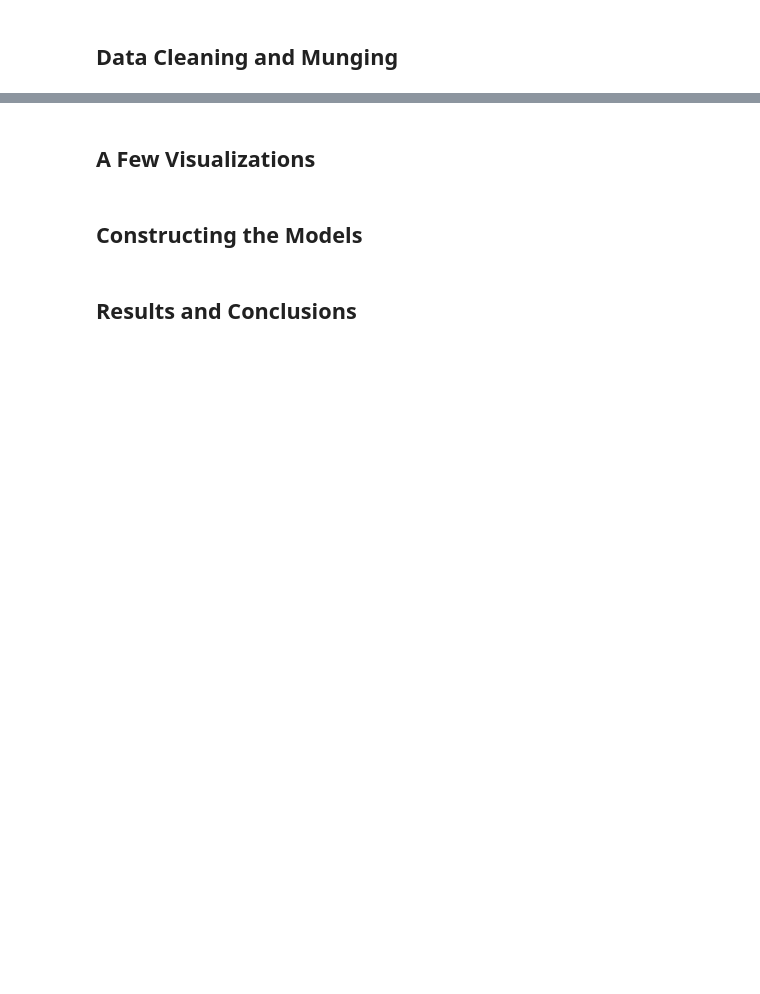
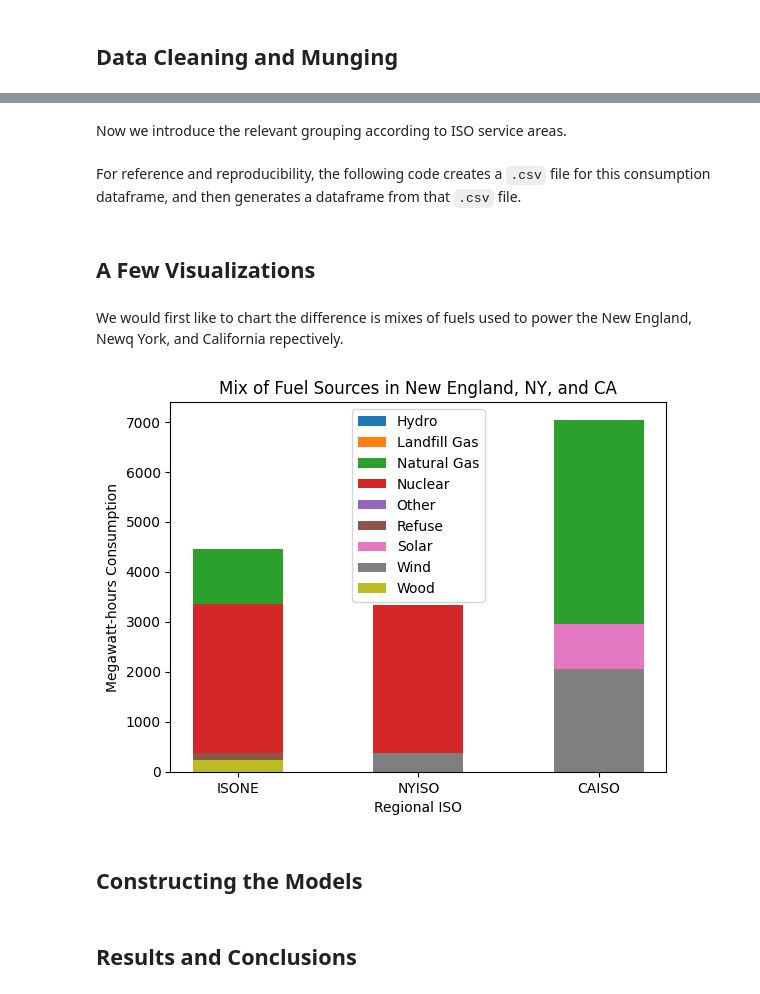
Before and after one commit to JGrtrx/STAT4185-proj, a Jupyter notebook: Gratrix_Jacob_project.ipynb, the cells around one changed output, grey strips where cells are left out. Drawn from its saved outputs; the diff is of its cells as text; code cells hidden in the pictures; blank space fills up the shorter version.

```diff
--- a/Gratrix_Jacob_project.ipynb
+++ b/Gratrix_Jacob_project.ipynb
@@ -93,5 +96,5 @@ for iso in interconnections:
     mix_dfs[iso] = {}
     load_dfs[iso] = {}
     for mo in months:
-        mix_dfs[iso][mo] = pd.read_csv(f'./data/mix-{iso_str}-{mo}.csv')
-        load_dfs[iso][mo] = pd.read_csv(f'./data/load-{iso_str}-{mo}.csv')
+        mix_dfs[iso][mo] = pd.read_csv(f'./data/mix-{iso_str}-{mo}')
+        load_dfs[iso][mo] = pd.read_csv(f'./data/load-{iso_str}-{mo}')
@@ -99,0 +145,5 @@ for iso in interconnections:
+# %%
+for iso in interconnections:
+    for mo in months:
+        mix_dfs[iso][mo]['Time'][:10].astype('datetime64')
+        load_dfs[iso][mo]['Time'][:10].astype('datetime64')
@@ -99,0 +194,2 @@ for iso in interconnections:
+# %% [markdown]
+Now we introduce the relevant grouping according to ISO service areas.
@@ -99,0 +210,2 @@ for iso in interconnections:
+# %% [markdown]
+For reference and reproducibility, the following code creates a `.csv` file for this consumption dataframe, and then generates a dataframe from that `.csv` file.
@@ -100,5 +216,35 @@ for iso in interconnections:
 # %% [markdown]
 ## A Few Visualizations
+# %% [markdown]
+We would first like to chart the difference is mixes of fuels used to power the New England, Newq York, and California repectively.
+# %%
+%%capture --no-display
+
+isos = [isone, nyiso, caiso]
+month = 'January'
+
+dat = pd.DataFrame()
+for iso in isos:
+    dat[iso] = mix_dfs[iso][month].mean()
+
+dat.columns = ['ISONE', 'NYISO', 'CAISO']
+dat.fillna(0.0, inplace=True)
+dat = dat.transpose()
+source_ls = list(dat.columns)
+# %%
+fig, ax = plt.subplots()
+
+for source in source_ls:
+    ax.bar(['ISONE', 'NYISO', 'CAISO'], dat[source], width=0.5, label=source)
+
+ax.set_ylabel('Megawatt-hours Consumption')
+ax.set_xlabel('Regional ISO')
+ax.set_title('Mix of Fuel Sources in New England, NY, and CA')
+ax.legend()
+
+plt.show()
+# %% [output]
+[figure, added]
 # %% [markdown]
 ## Constructing the Models
 # %% [markdown]
```
Also changed, not shown: parts of 15 cells of this notebook.
